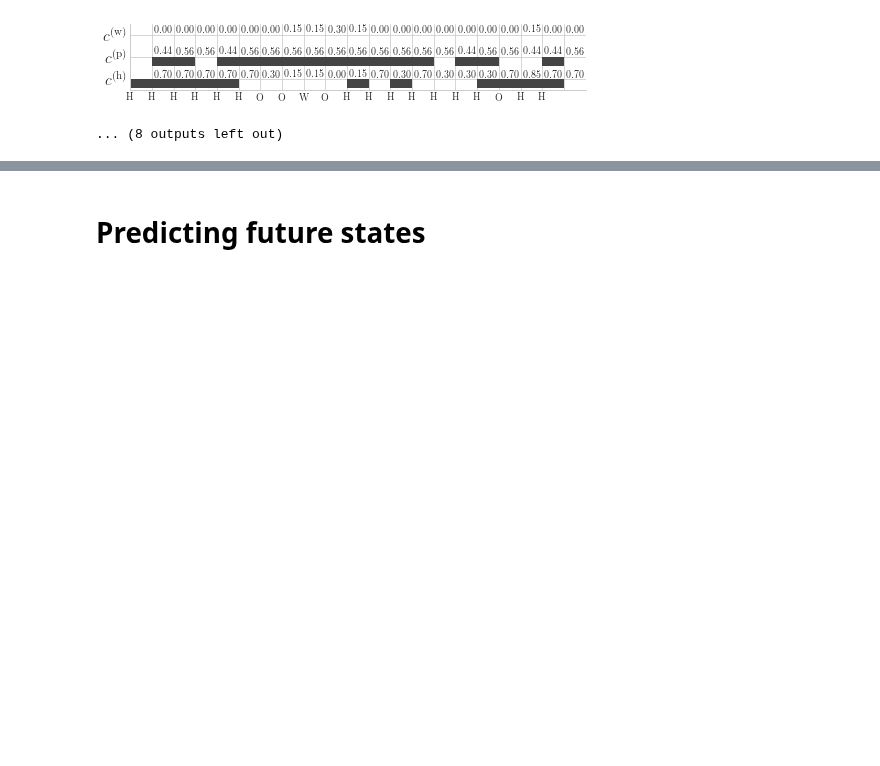
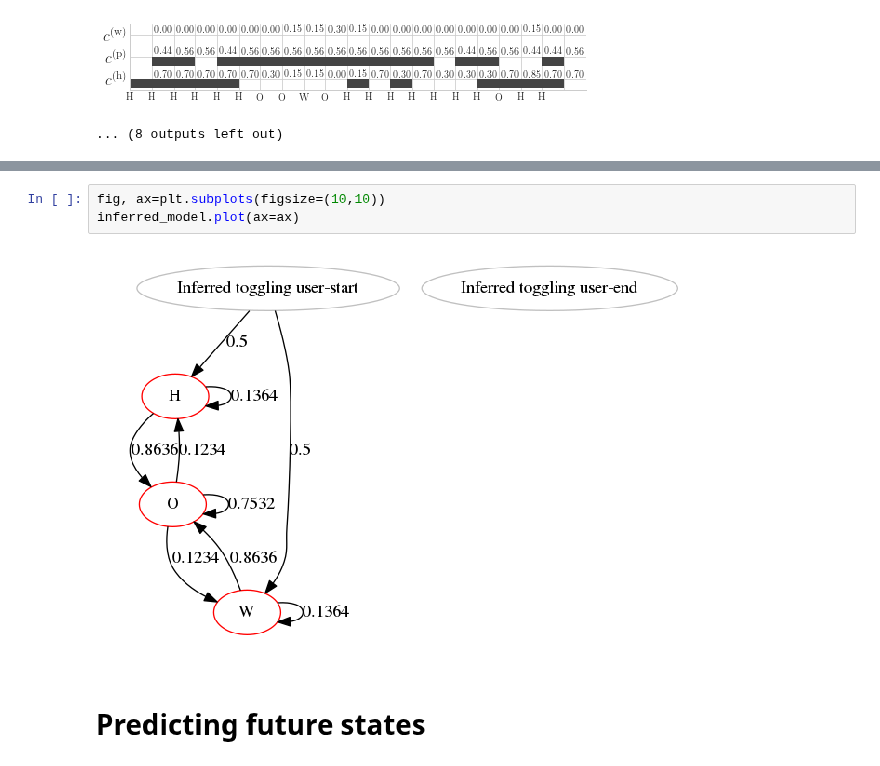
Before and after one commit to dbosk/spores, a Jupyter notebook: python/notebooks/hmm.ipynb, the cells around one changed output, grey strips where cells are left out. Drawn from its saved outputs; the diff is of its cells as text; blank space fills up the shorter version.

```diff
--- a/python/notebooks/hmm.ipynb
+++ b/python/notebooks/hmm.ipynb
@@ -339,3 +445,8 @@ for i in range(10):
+# %%
+fig, ax=plt.subplots(figsize=(10,10))
+inferred_model.plot(ax=ax)
+# %% [output]
+[figure, added]
 # %% [markdown]
 # Predicting future states
 # %%
```
Also changed, not shown: parts of 11 cells of this notebook, 1 other file.
